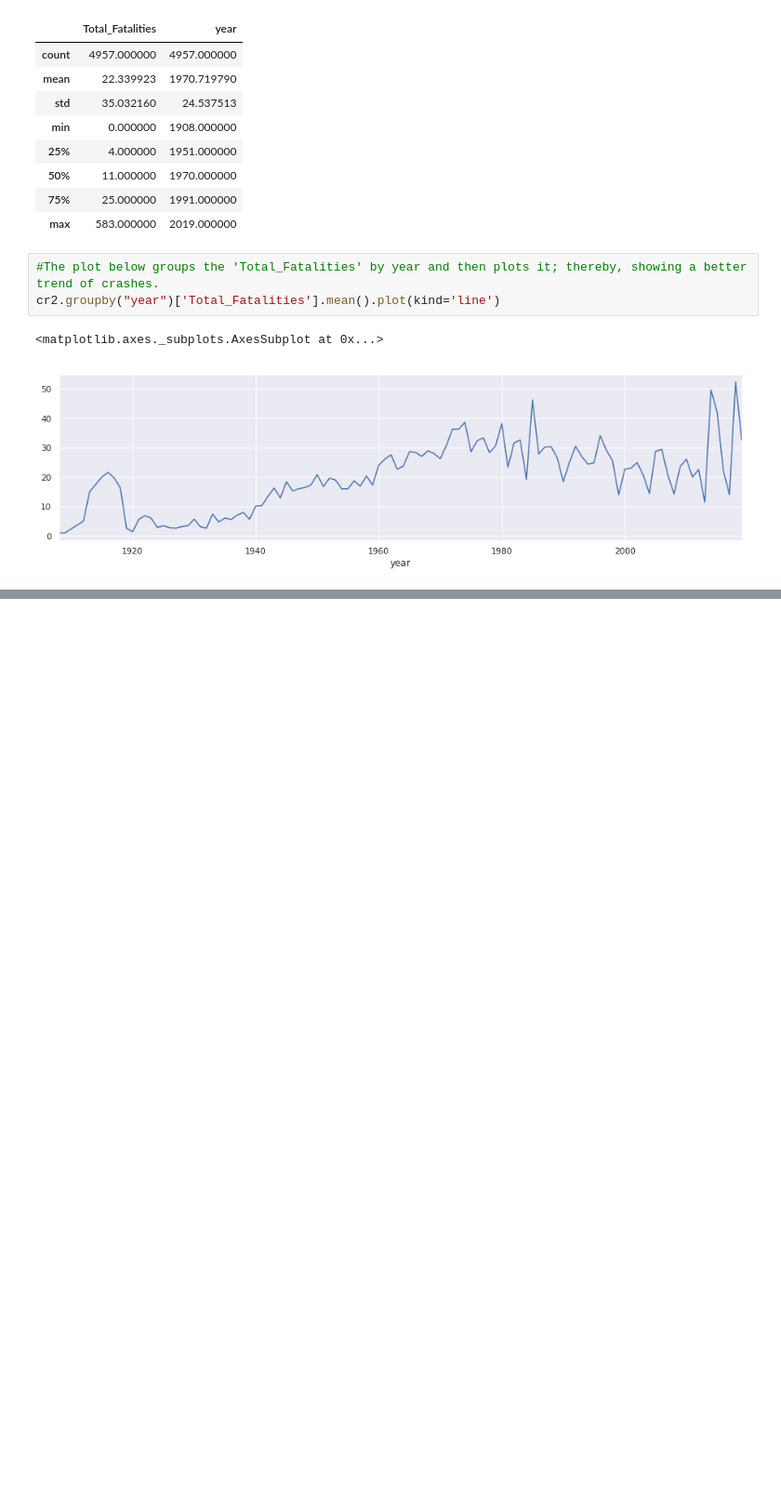
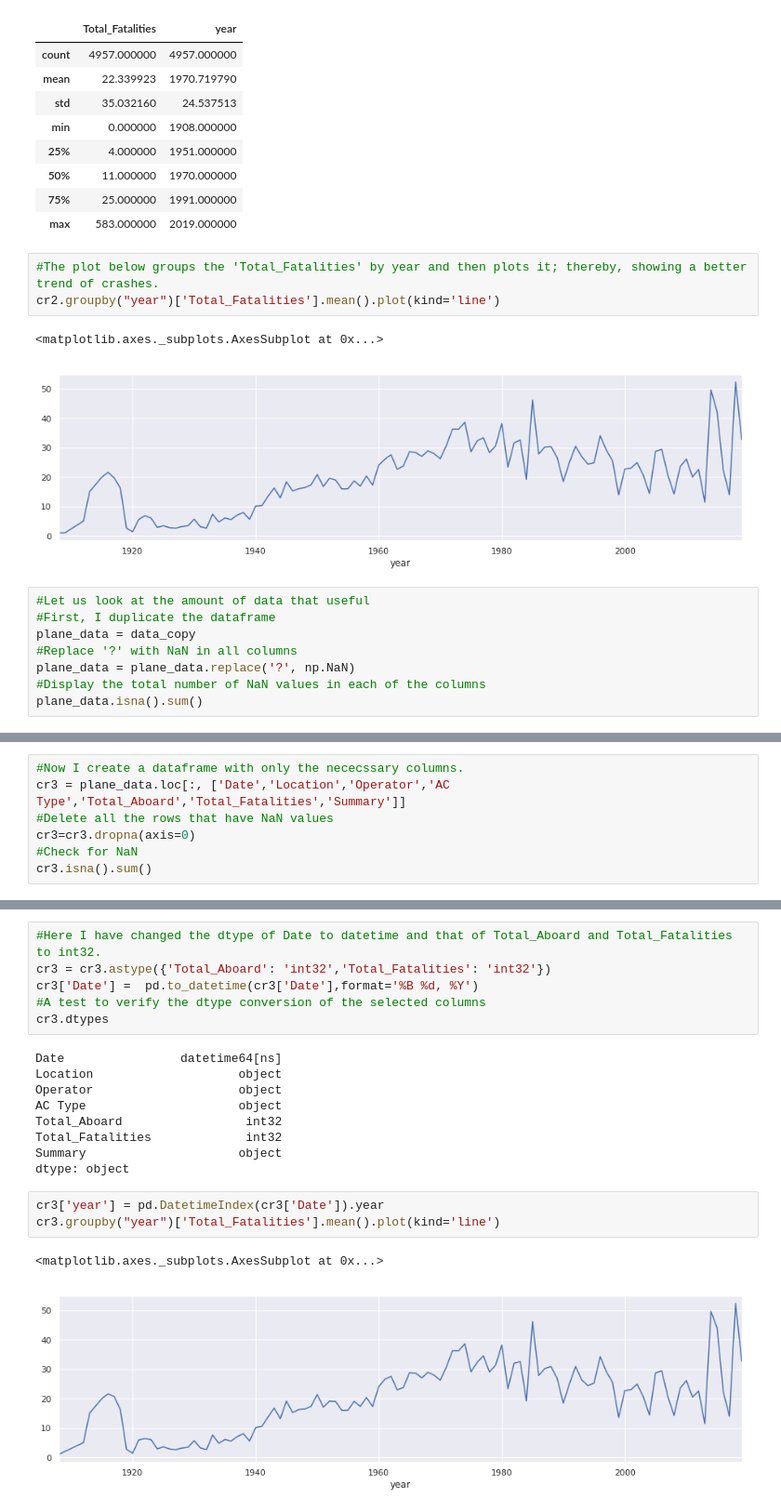
Before and after one commit to maulinamin/PlaneCrashInfo, a Jupyter notebook: Plane Crash Info Assignment.ipynb, the cells around one changed output, grey strips where cells are left out. Shown: that part at 93% size. Cells and saved outputs as stored; diff of their text form; blank space fills up the shorter version.

```diff
--- a/Plane Crash Info Assignment.ipynb
+++ b/Plane Crash Info Assignment.ipynb
@@ -329,3 +329,11 @@ cr2.groupby("year")['Total_Fatalities'].mean().plot(kind='line')
 # %% [output]
 <matplotlib.axes._subplots.AxesSubplot at 0x...>
 [figure]
+# %%
+#Let us look at the amount of data that useful
+#First, I duplicate the dataframe
+plane_data = data_copy
+#Replace '?' with NaN in all columns
+plane_data = plane_data.replace('?', np.NaN)
+#Display the total number of NaN values in each of the columns
+plane_data.isna().sum()
@@ -331,0 +361,7 @@ cr2.groupby("year")['Total_Fatalities'].mean().plot(kind='line')
+# %%
+#Now I create a dataframe with only the nececssary columns.
+cr3 = plane_data.loc[:, ['Date','Location','Operator','AC Type','Total_Aboard','Total_Fatalities','Summary']]
+#Delete all the rows that have NaN values
+cr3=cr3.dropna(axis=0)
+#Check for NaN
+cr3.isna().sum()
@@ -331,0 +385,21 @@ cr2.groupby("year")['Total_Fatalities'].mean().plot(kind='line')
+# %%
+#Here I have changed the dtype of Date to datetime and that of Total_Aboard and Total_Fatalities to int32.
+cr3 = cr3.astype({'Total_Aboard': 'int32','Total_Fatalities': 'int32'})
+cr3['Date'] =  pd.to_datetime(cr3['Date'],format='%B %d, %Y')
+#A test to verify the dtype conversion of the selected columns
+cr3.dtypes
+# %% [output]
+Date                datetime64[ns]
+Location                    object
+Operator                    object
+AC Type                     object
+Total_Aboard                 int32
+Total_Fatalities             int32
+Summary                     object
+dtype: object
+# %%
+cr3['year'] = pd.DatetimeIndex(cr3['Date']).year
+cr3.groupby("year")['Total_Fatalities'].mean().plot(kind='line')
+# %% [output]
+<matplotlib.axes._subplots.AxesSubplot at 0x...>
+[figure, added]
```
Also changed, not shown: parts of 6 cells of this notebook.
